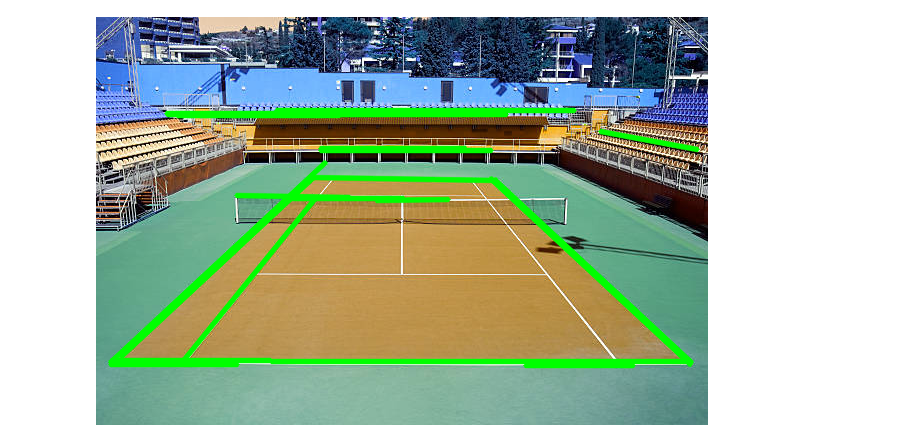
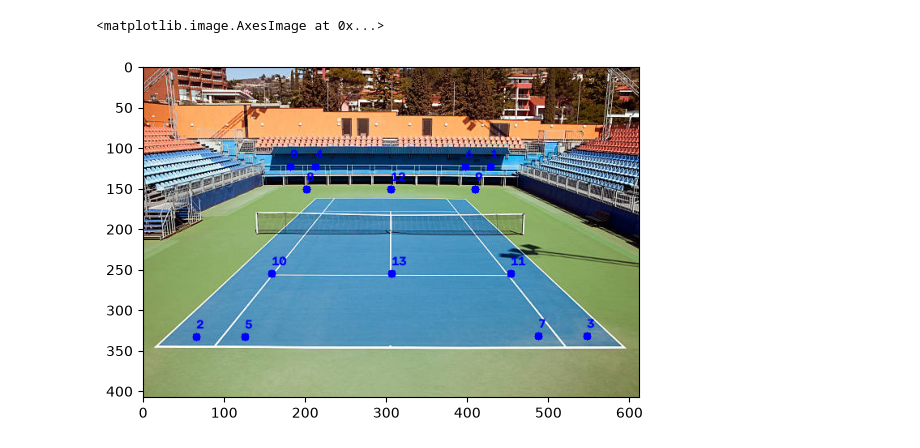
Before and after one commit to matedataandai/video_vision, a Jupyter notebook: visiontest.ipynb, the cells around one changed output. Drawn from its saved outputs; the diff is of its cells as text; code cells hidden in the pictures.

```diff
--- a/visiontest.ipynb
+++ b/visiontest.ipynb
@@ -5,8 +6,9 @@ import numpy as np
 # %%
 img = Image.open('image.png')
 # %%
-vision_model = VisionModel2()
+court_line_detector = CourtLineDetector(model_path='keypoints_model.pth')
 # %%
-vision_model.overlay_court_lines(np.array(img), lines=vision_model.detect_court_line_segments(np.array(img)))
+plt.imshow(court_line_detector.draw_keypoints(np.array(img), court_line_detector.predict(np.array(img))))
 # %% [output]
+<matplotlib.image.AxesImage at 0x...>
-[figure, old version]
+[figure, new version]
```
Also changed, not shown: parts of 1 cell of this notebook, 2 other files.
